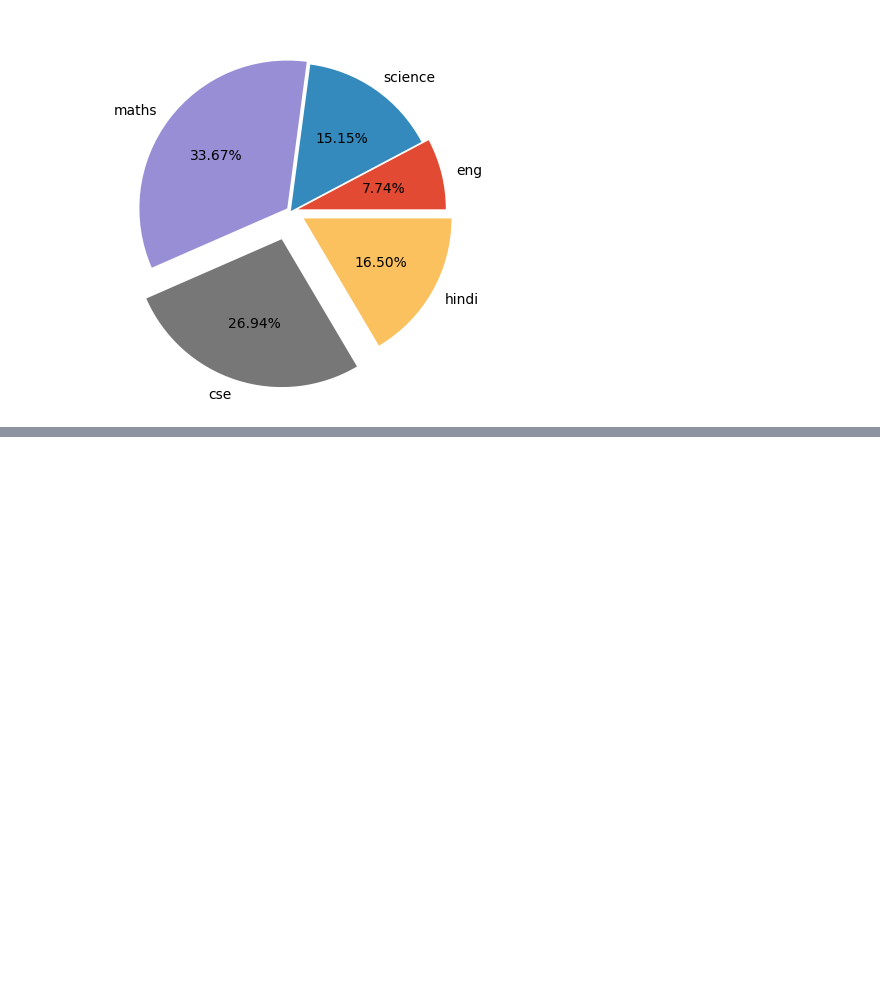
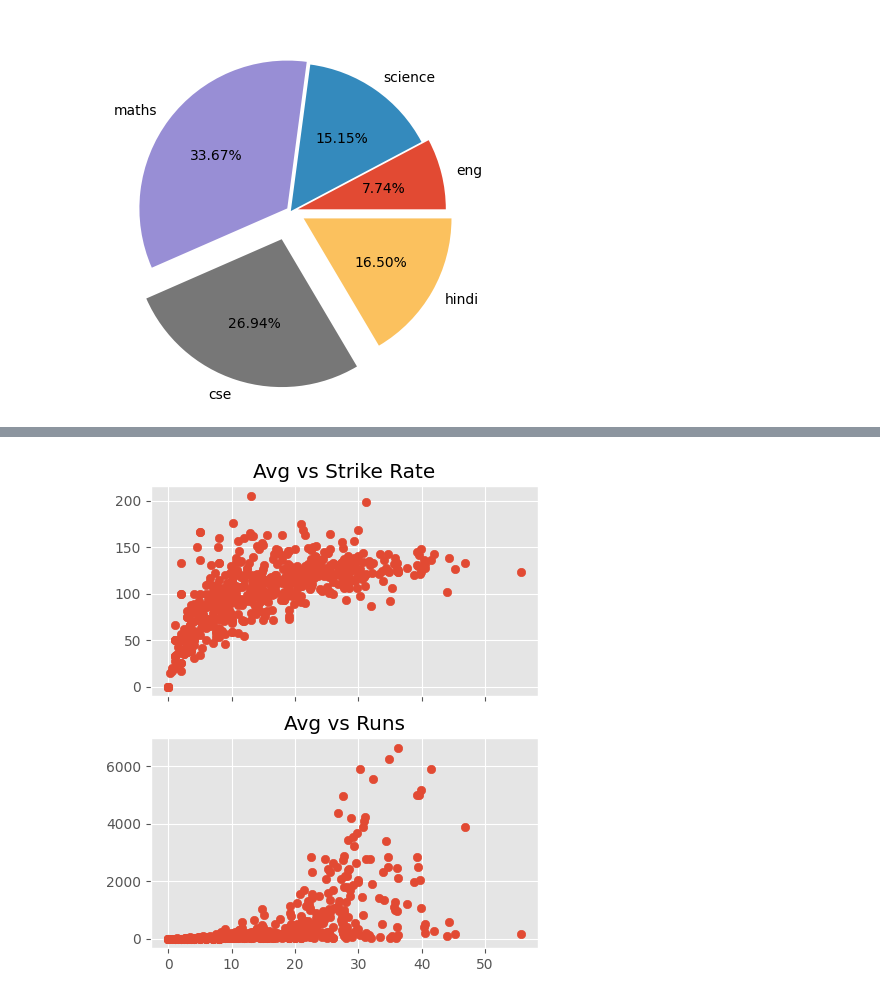
Before and after one commit to heresDataScienceProjects/DataViualizations, a Jupyter notebook: matplotlib_practice.ipynb, the cells around one changed output, grey strips where cells are left out. Cells and saved outputs as stored; diff of their text form; code cells hidden in the pictures; blank space fills up the shorter version.

```diff
--- a/matplotlib_practice.ipynb
+++ b/matplotlib_practice.ipynb
@@ -196,0 +221,4 @@ plt.show()
+# %%
+# plt.scatter on pandas data
+df = pd.read_csv('data/batter.csv')
+df.head(10)
@@ -196,0 +237,17 @@ plt.show()
+# %%
+
+fig, ax = plt.subplots(figsize=(5, 6), nrows=2,ncols=1, sharex=1)
+
+ax[0].scatter(df['avg'], df['strike_rate'])
+ax[0].set_title('Avg vs Strike Rate')
+
+
+ax[1].scatter(df['avg'], df['runs'])
+ax[1].set_title('Avg vs Runs')
+
+
+
+
+plt.show()
+# %% [output]
+[figure, added]
```
Also changed, not shown: parts of 26 cells of this notebook, 1 other file.
